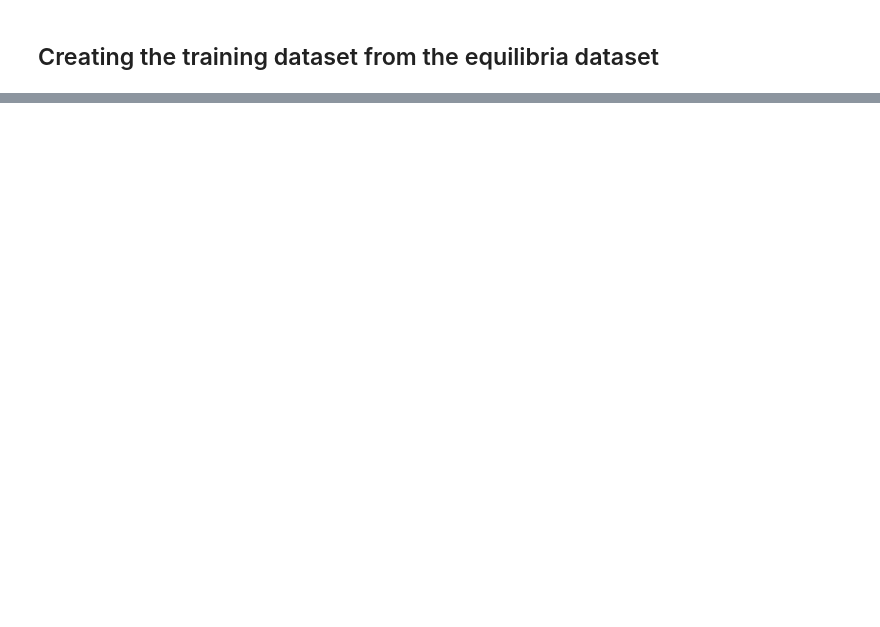
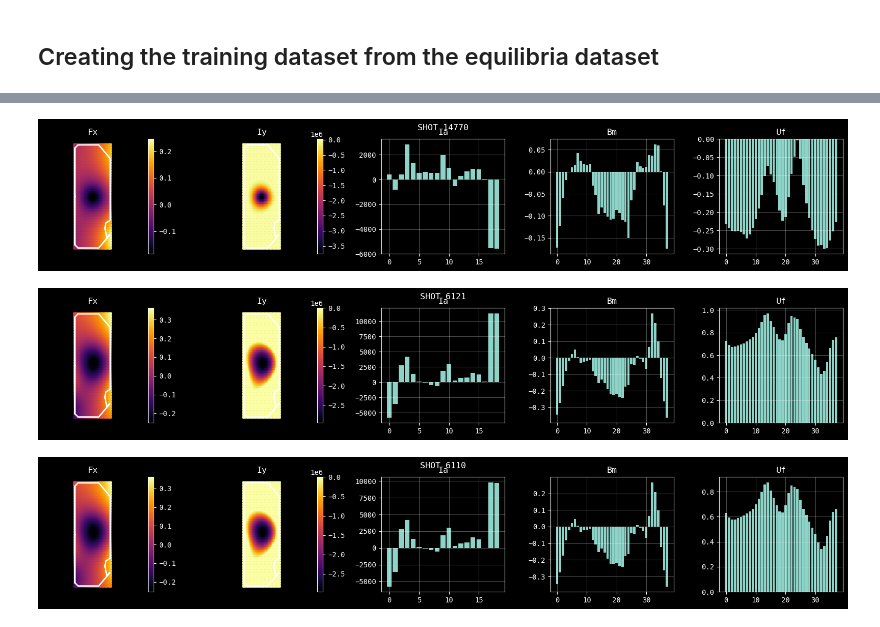
Before and after one commit to matgrand/tcv_eq, a Jupyter notebook: prepare_dataset.ipynb, the cells around one changed output, grey strips where cells are left out. Cells and saved outputs as stored; diff of their text form; code cells hidden in the pictures; blank space fills up the shorter version.

```diff
--- a/prepare_dataset.ipynb
+++ b/prepare_dataset.ipynb
@@ -12,16 +14,16 @@ print("Preparing data...")
 # %%
 # hyperparameters
-# HAS_SCREEN = True # prototypying
-HAS_SCREEN = False # for cluster
+HAS_SCREEN = True # prototypying
+# HAS_SCREEN = False # for cluster
 DTYPE = 'float32'
-# TAR_GZ_FILE = 'dss/ds0.tar.gz' # ds0 test ds -> 25557 samples
+TAR_GZ_FILE = 'dss/ds0.tar.gz' # ds0 test ds -> 25557 samples
 # TAR_GZ_FILE = 'dss/ds5.tar.gz' # ds5 -> ~ > 500k samples
-TAR_GZ_FILE = 'dss/ds6.tar.gz' # ds6 -> 895208 samples
+# TAR_GZ_FILE = 'dss/ds6.tar.gz' # ds6 -> 895208 samples
 TMP_DIR = 'dss/tmp' # where the data will be stored
 DATA_DIR = 'dss/ds' # where the data will be stored
 
 # hyperparameters
-N_SAMPLES = 800_000 #100_000 # number of samples to use for training
+N_SAMPLES = 800 #100_000 # number of samples to use for training
 SM = 15 # number of grids per samples (SM = SAMPLE MULTIPLIER)
 TRAIN_EVAL_SPLIT = 0.8 # percentage of the dataset to use for training
 
@@ -136,34 +157,40 @@ print(f'Fx size: {Fx.nbytes / 1024**2:.2f} MB, Iy size: {Iy.nbytes / 1024**2:.2f
 # %%
 # plot some examples
 n_plot = 3 if HAS_SCREEN else 15
 rand_idxs = np.random.randint(0, N_OR, n_plot)
 for i, ri in enumerate(rand_idxs):
     plt.figure(figsize=(16, 3))
     plt.subplot(1, 5, 1)
-    plt.contourf(RRD, ZZD, Y[ri], levels=20)
+    # plt.contourf(RRD, ZZD, Y[ri], levels=20)
+    plt.scatter(RRD, ZZD, c=Y[ri], s=4)
     plt.plot(VESS[:,0], VESS[:,1], color="white", linewidth=2)
     plt.axis('equal'), plt.axis('off')
     plt.title('Fx')
     plt.colorbar()
     plt.subplot(1, 5, 2)
-    plt.contourf(RRD, ZZD, RHS[ri], levels=20)
+    # plt.contourf(RRD, ZZD, RHS[ri], levels=20)
+    plt.scatter(RRD, ZZD, c=RHS[ri], s=4)
     plt.plot(VESS[:,0], VESS[:,1], color="white", linewidth=2)
     plt.axis('equal'), plt.axis('off')
     plt.title('Iy')
     plt.colorbar()
     plt.subplot(1, 5, 3)
     plt.bar(np.arange(Ia.shape[1]), Ia[ri])
     plt.title('Ia')
     plt.subplot(1, 5, 4)
     plt.bar(np.arange(Bm.shape[1]), Bm[ri])
     plt.title('Bm')
     plt.subplot(1, 5, 5)
     plt.bar(np.arange(Uf.shape[1]), Uf[ri])
     plt.title('Uf')
     plt.tight_layout()
     plt.suptitle(f'SHOT {ri}')
     plt.show() if HAS_SCREEN else plt.savefig(f'{DATA_DIR}/original_{i}.png')
     plt.close()
+# %% [output]
+[figure, added]
+[figure, added]
+[figure, added]
 # %%
 # test interpolation
 idx = np.random.randint(0, N_OR)
```
Also changed, not shown: parts of 14 cells of this notebook, 2 other files.
